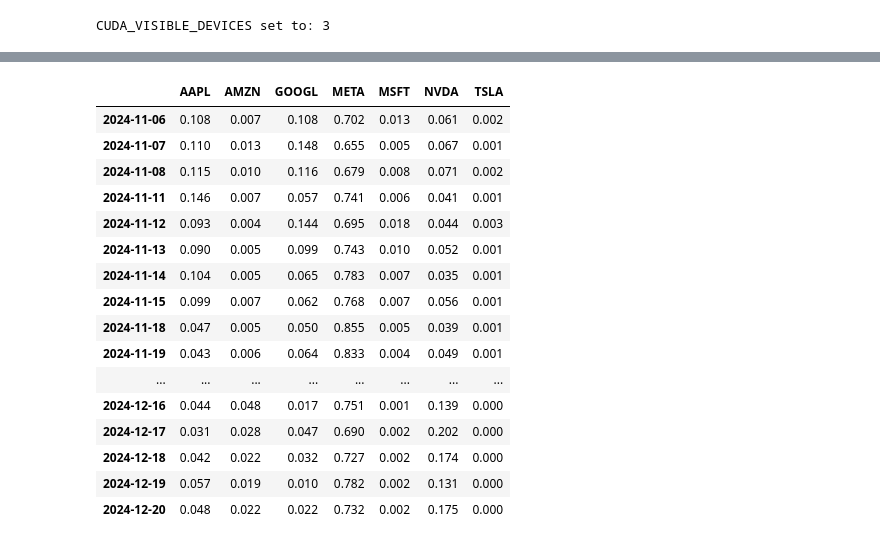
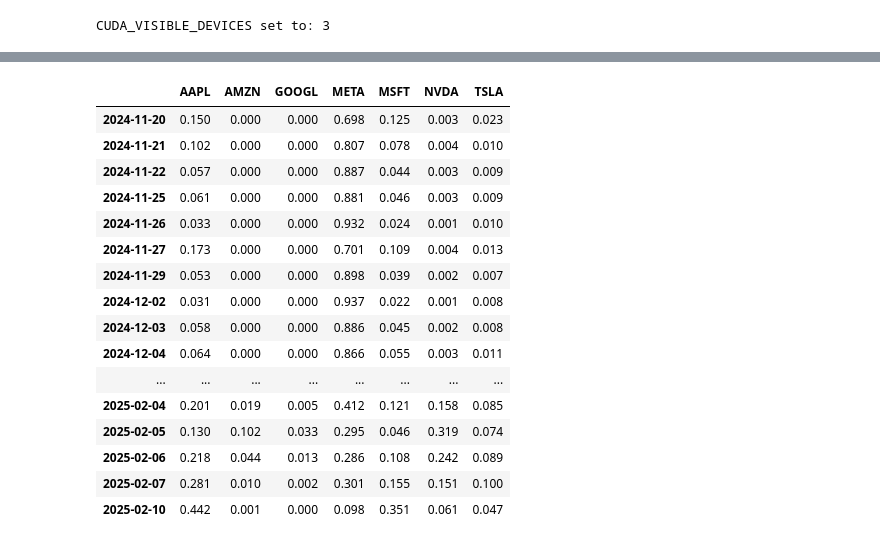
Before and after one commit to zhangmaosen/deep_portfolio, a Jupyter notebook: sft/train_deep_net.ipynb, the cells around one changed output, grey strips where cells are left out. Cells and saved outputs as stored; diff of their text form; code cells hidden in the pictures.

```diff
--- a/sft/train_deep_net.ipynb
+++ b/sft/train_deep_net.ipynb
@@ -37,16 +37,16 @@ from deepdow.callbacks import EarlyStoppingCallback, ModelCheckpointCallback, Ca
 from deepdow.visualize import generate_metrics_table, generate_weights_table, plot_metrics, plot_weight_heatmap
 # %%
 use_aigc_data = True
-d_model = 96
+d_model = 192
 configs_dict = {
     'task_name': 'long_term_forecast',
     'features': 'M',  # or 'S' for single variable
-    'seq_len': 128,
+    'seq_len': 64,
     'label_len': 0,
-    'pred_len': 64,
+    'pred_len': 32,
     'use_norm': True,
     'use_aigc_data': use_aigc_data,  # whether to use AIGC data
-    'patch_len': 32,
+    'patch_len': 16,
     'enc_in': (5+1024)*7,  # number of input features
     'd_model': d_model,  # model dimension
     'embed': 'fixed',  # embedding type
@@ -686,20 +705,20 @@ plot_weight_heatmap(weight_table,
 # %%
-weight_table
+weight_table.iloc[10:]
 # %% [output]
 |  | AAPL | AMZN | GOOGL | META | MSFT | NVDA | TSLA |
-| 2024-11-06 | 0.108 | 0.007 | 0.108 | 0.702 | 0.013 | 0.061 | 0.002 |
-| 2024-11-07 | 0.110 | 0.013 | 0.148 | 0.655 | 0.005 | 0.067 | 0.001 |
-| 2024-11-08 | 0.115 | 0.010 | 0.116 | 0.679 | 0.008 | 0.071 | 0.002 |
-| 2024-11-11 | 0.146 | 0.007 | 0.057 | 0.741 | 0.006 | 0.041 | 0.001 |
-| 2024-11-12 | 0.093 | 0.004 | 0.144 | 0.695 | 0.018 | 0.044 | 0.003 |
-| 2024-11-13 | 0.090 | 0.005 | 0.099 | 0.743 | 0.010 | 0.052 | 0.001 |
-| 2024-11-14 | 0.104 | 0.005 | 0.065 | 0.783 | 0.007 | 0.035 | 0.001 |
-| 2024-11-15 | 0.099 | 0.007 | 0.062 | 0.768 | 0.007 | 0.056 | 0.001 |
-| 2024-11-18 | 0.047 | 0.005 | 0.050 | 0.855 | 0.005 | 0.039 | 0.001 |
-| 2024-11-19 | 0.043 | 0.006 | 0.064 | 0.833 | 0.004 | 0.049 | 0.001 |
+| 2024-11-20 | 0.150 | 0.000 | 0.000 | 0.698 | 0.125 | 0.003 | 0.023 |
+| 2024-11-21 | 0.102 | 0.000 | 0.000 | 0.807 | 0.078 | 0.004 | 0.010 |
+| 2024-11-22 | 0.057 | 0.000 | 0.000 | 0.887 | 0.044 | 0.003 | 0.009 |
+| 2024-11-25 | 0.061 | 0.000 | 0.000 | 0.881 | 0.046 | 0.003 | 0.009 |
+| 2024-11-26 | 0.033 | 0.000 | 0.000 | 0.932 | 0.024 | 0.001 | 0.010 |
+| 2024-11-27 | 0.173 | 0.000 | 0.000 | 0.701 | 0.109 | 0.004 | 0.013 |
+| 2024-11-29 | 0.053 | 0.000 | 0.000 | 0.898 | 0.039 | 0.002 | 0.007 |
+| 2024-12-02 | 0.031 | 0.000 | 0.000 | 0.937 | 0.022 | 0.001 | 0.008 |
+| 2024-12-03 | 0.058 | 0.000 | 0.000 | 0.886 | 0.045 | 0.002 | 0.008 |
+| 2024-12-04 | 0.064 | 0.000 | 0.000 | 0.866 | 0.055 | 0.003 | 0.011 |
 | ... | ... | ... | ... | ... | ... | ... | ... |
-| 2024-12-16 | 0.044 | 0.048 | 0.017 | 0.751 | 0.001 | 0.139 | 0.000 |
-| 2024-12-17 | 0.031 | 0.028 | 0.047 | 0.690 | 0.002 | 0.202 | 0.000 |
-| 2024-12-18 | 0.042 | 0.022 | 0.032 | 0.727 | 0.002 | 0.174 | 0.000 |
-| 2024-12-19 | 0.057 | 0.019 | 0.010 | 0.782 | 0.002 | 0.131 | 0.000 |
-| 2024-12-20 | 0.048 | 0.022 | 0.022 | 0.732 | 0.002 | 0.175 | 0.000 |
+| 2025-02-04 | 0.201 | 0.019 | 0.005 | 0.412 | 0.121 | 0.158 | 0.085 |
+| 2025-02-05 | 0.130 | 0.102 | 0.033 | 0.295 | 0.046 | 0.319 | 0.074 |
+| 2025-02-06 | 0.218 | 0.044 | 0.013 | 0.286 | 0.108 | 0.242 | 0.089 |
+| 2025-02-07 | 0.281 | 0.010 | 0.002 | 0.301 | 0.155 | 0.151 | 0.100 |
+| 2025-02-10 | 0.442 | 0.001 | 0.000 | 0.098 | 0.351 | 0.061 | 0.047 |
```
Also changed, not shown: parts of 10 cells of this notebook, 1 other file.
